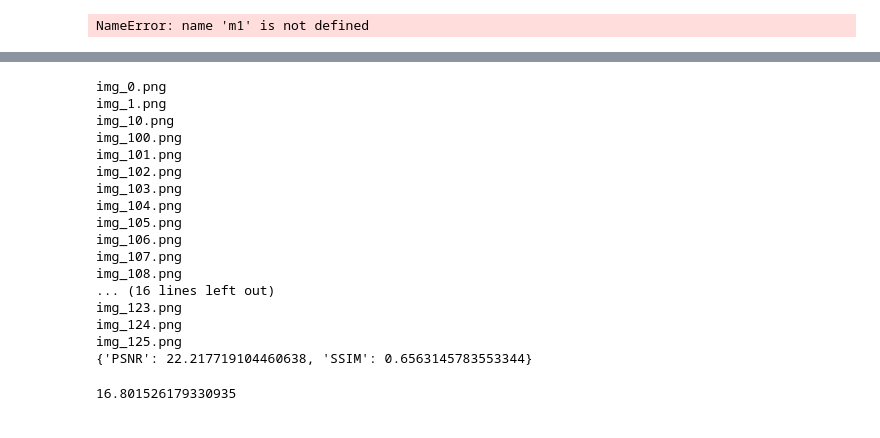
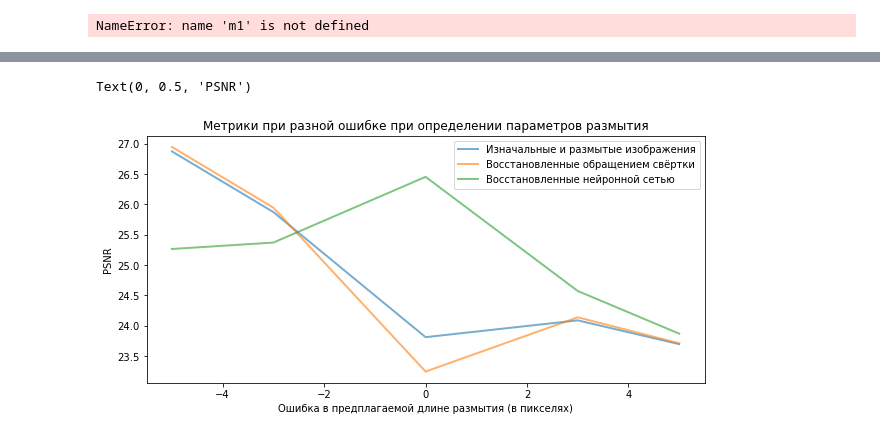
Before and after one commit to lePossum/Diploma, a Jupyter notebook: np_windows.ipynb, the cells around one changed output, grey strips where cells are left out. Drawn from its saved outputs; the diff is of its cells as text; code cells hidden in the pictures.

```diff
--- a/np_windows.ipynb
+++ b/np_windows.ipynb
@@ -296,27 +471,25 @@ deconv[0.1, 0.001, 0.1, 0.001]
-# %%
-neural_metrics = calc_metrics('pict/random_la/predicted', 'pict/random_la/sn', 31)
-print(neural_metrics)
-# %% [output]
-img_0.png
-img_1.png
-img_10.png
-img_100.png
-img_101.png
-img_102.png
-img_103.png
-img_104.png
-img_105.png
-img_106.png
-img_107.png
-img_108.png
-... (16 lines left out)
-img_123.png
-img_124.png
-img_125.png
-{'PSNR': 22.217719104460638, 'SSIM': 0.6563145783553344}
-# %%
-a = prepare_img1( plt.imread('pict/random_la/predicted/img_0.png'))
-b = prepare_img1(plt.imread('pict/random_la/sn/img_0.png'))
-PSNR(a,b)
-# %% [output]
-16.801526179330935
+# %%
+lens = [5, 7, 13, 15]
+lens_mod = [-5, -3,0, 3, 5]
+angles = [0, 10, 20, 30 ,40]
+fig = plt.figure(figsize=(10,10))
+ax1 = fig.add_subplot(2, 1, 1)
+lines = []
+
+line_orig, = ax1.plot(lens_mod, [a['PSNR'] for a in orig_l],  lw=2, alpha=0.6)
+line_dec,  = ax1.plot(lens_mod, [a['PSNR'] for a in dec_l],  lw=2, alpha=0.6)
+line_nn,  = ax1.plot(lens_mod,  [a['PSNR'] for a in nn_l],    lw=2, alpha=0.6)
+# ax1.set_xscale('log')
+
+lines.append(line_orig)
+lines.append(line_dec)
+lines.append(line_nn)
+
+ax1.legend(lines, ['Изначальные и размытые изображения', 'Восстановленные обращением свёртки', 'Восстановленные нейронной сетью'])
+
+ax1.set_title('Метрики при разной ошибке при определении параметров размытия')
+ax1.set_xlabel('Ошибка в предплагаемой длине размытия (в пикселях)')
+ax1.set_ylabel('PSNR')
+# %% [output]
+Text(0, 0.5, 'PSNR')
+[figure, added]
```
Also changed, not shown: parts of 45 cells of this notebook.
